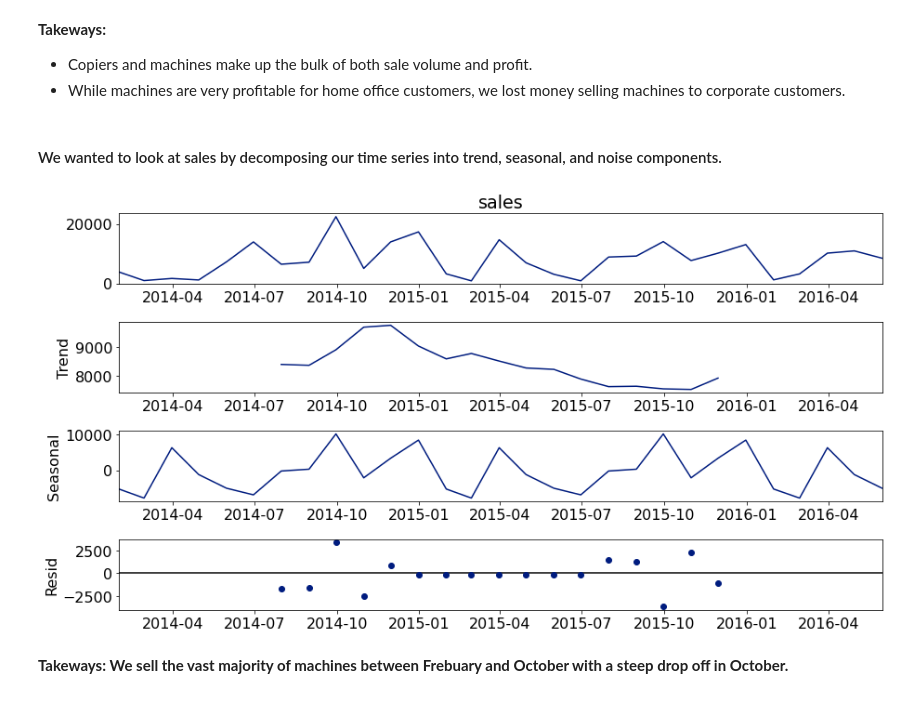
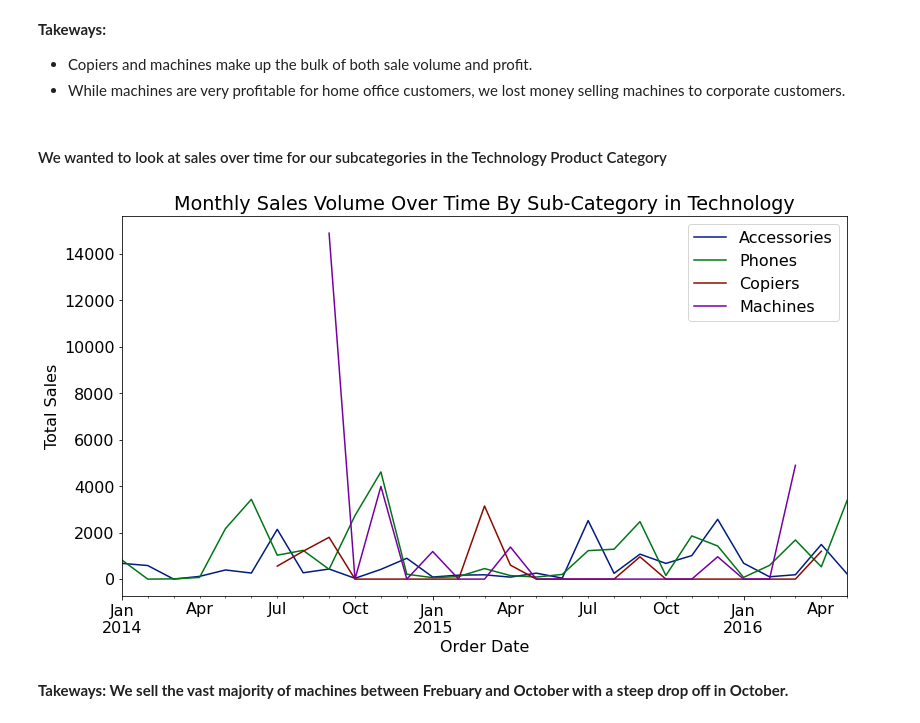
Before and after one commit to Kristofer-Rivera-and-Oliver-Ton/time_series_project, a Jupyter notebook: superstore_final.ipynb, the cells around one changed output. Drawn from its saved outputs; the diff is of its cells as text; code cells hidden in the pictures.

```diff
--- a/superstore_final.ipynb
+++ b/superstore_final.ipynb
@@ -177,14 +176,17 @@ None
 - Copiers and machines make up the bulk of both sale volume and profit.
 - While machines are very profitable for home office customers, we lost money selling machines to corporate customers.
 # %% [markdown]
-#### We wanted to look at sales by decomposing our time series into trend, seasonal, and noise components.
+#### We wanted to look at sales over time for our subcategories in the Technology Product Category
 # %%
-# Using decomposition that allows us to decompose our time series into three distinct components: trend, seasonality, and noise.
-y = train.resample('M').sales.sum()
-sm.tsa.seasonal_decompose(y).plot()
+for c in technology.sub_category.unique():
+    sample = technology[technology.sub_category == c]
+    sample.resample('M').sales.sum().plot(label=c)
+    plt.legend()
+plt.title("Monthly Sales Volume Over Time By Sub-Category in Technology")
+plt.ylabel("Total Sales")
 None
 # %% [output]
-[figure, old version]
+[figure, new version]
 # %% [markdown]
 **Takeways: We sell the vast majority of machines between Frebuary and October with a steep drop off in October.**
 # %% [markdown]
```
Also changed, not shown: parts of 10 cells of this notebook.
